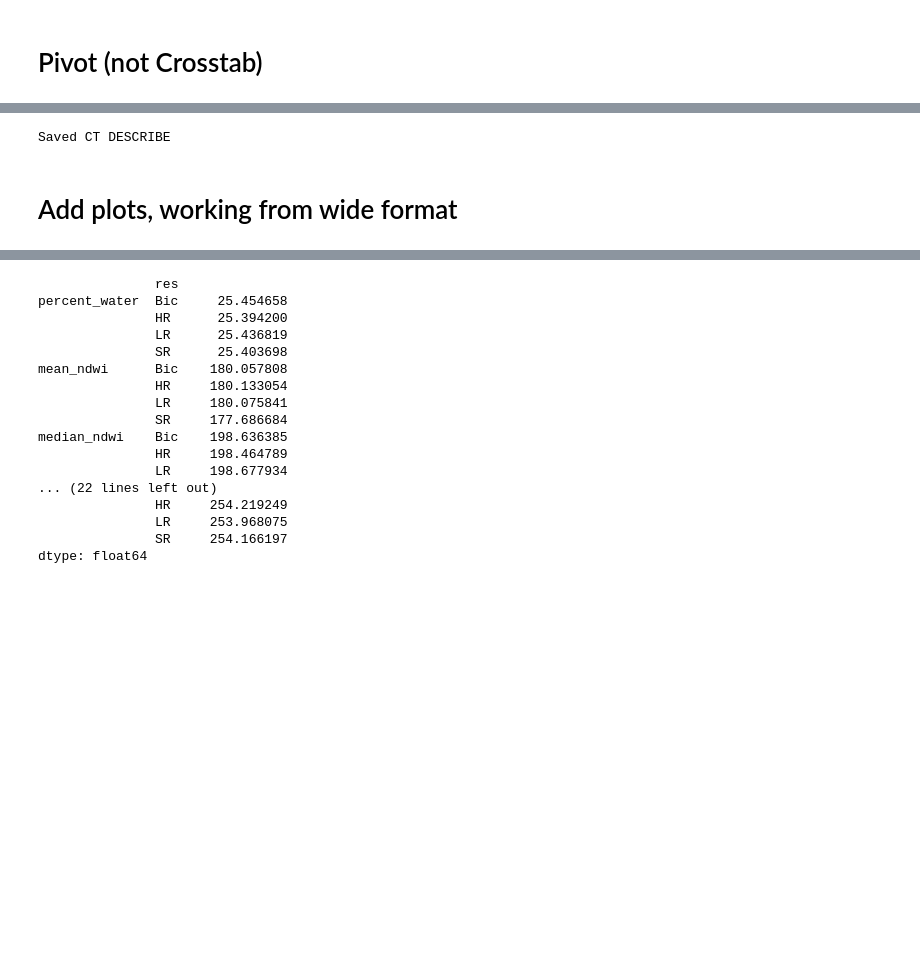
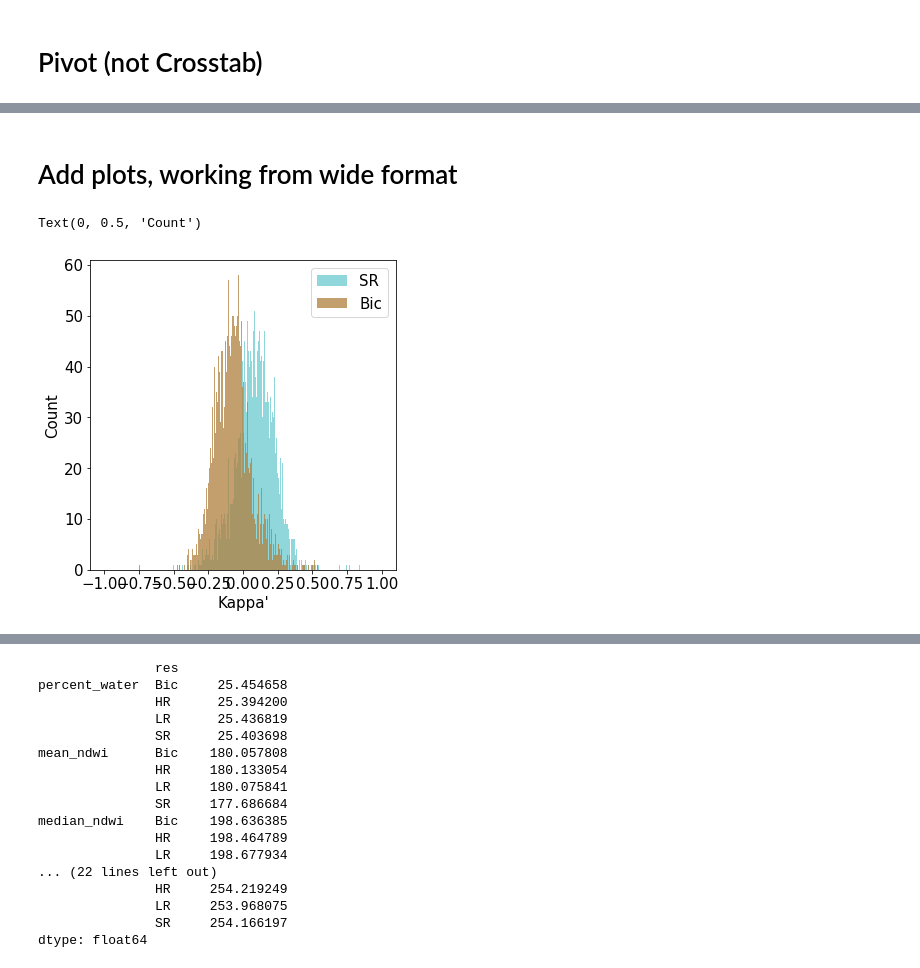
Before and after one commit to elezine/pixel-smasher, a Jupyter notebook: old_BasicSR/codes/notebooks/analysis_plots_v2.ipynb, the cells around one changed output, grey strips where cells are left out. Saved outputs shown, nothing was run; the diff lists cells and outputs as text; code cells hidden in the pictures; blank space fills up the shorter version.

Commit message:
New histogram plot. updated water index type options and printing.

```diff
--- a/old_BasicSR/codes/notebooks/analysis_plots_v2.ipynb
+++ b/old_BasicSR/codes/notebooks/analysis_plots_v2.ipynb
@@ -114,8 +101,31 @@ ct.to_csv('Shield_holdout_v2_x10_crosstab.csv')
 # %%
-ct_describe=ct.describe()
-ct_describe.to_csv(os.path.join(plots_dir, 'stats_crosstab_describe.csv'))
-print('Saved CT DESCRIBE')
+    # save describe
+# ct_describe=ct.describe()
+# ct_describe.to_csv(os.path.join(plots_dir, 'stats_crosstab_describe.csv'))
+# print('Saved CT DESCRIBE')
-# %% [output]
-Saved CT DESCRIBE
 # %% [markdown]
 # Add plots, working from wide format
+# %%
+# kappa histograms plot
+
+    # options
+fs=15 # font
+a=0.75 # alpha
+bins=np.linspace(-1,1,300)
+
+    # plot
+fig, ax = plt.subplots(1, 1, figsize=(5, 5), constrained_layout=True)
+ct.kappa_p.SR.plot.hist(ax=ax,alpha=a, color='#6BCAD0', bins=bins)
+ct.kappa_p.Bic.plot.hist(ax=ax,alpha=a, color='#B07F3E', bins=bins)
+
+    # look nice
+ax.legend(fontsize=fs)
+plt.yticks(fontsize=fs)
+plt.xticks(fontsize=fs)
+ax.legend(loc="upper right", fontsize=fs)
+ax.set_xlabel('Kappa\'', fontsize=fs)
+ax.set_ylabel('Count', fontsize=fs)
+# fig.savefig(os.path.join(plots_dir, 'plot_hist1.png'), dpi=300)
+# %% [output]
+Text(0, 0.5, 'Count')
+[figure, added]
```
Also changed, not shown: parts of 8 cells of this notebook, 2 other files.
